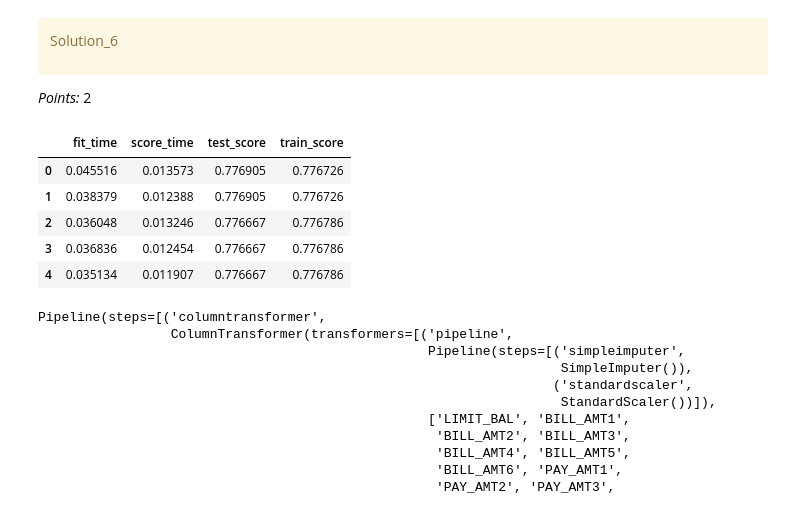
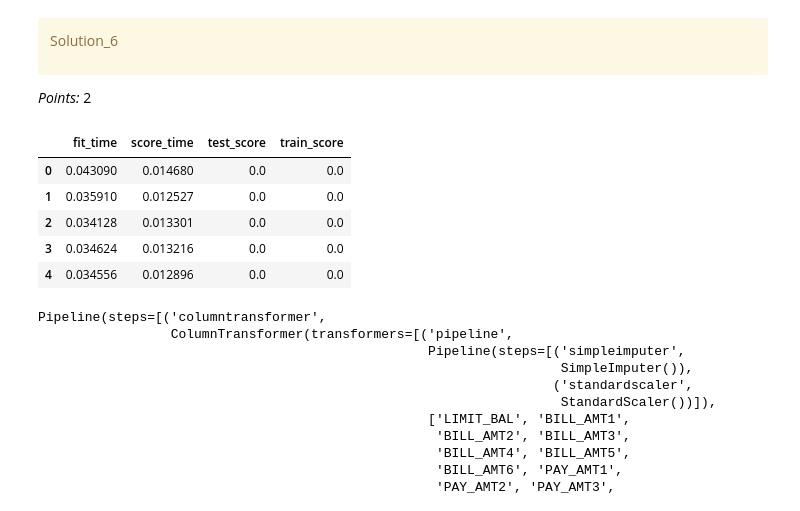
Before and after one commit to chloezandberg/cpsc330hw5, a Jupyter notebook: hw5.ipynb, the cells around one changed output. Cells and saved outputs as stored; diff of their text form; code cells hidden in the pictures.

```diff
--- a/hw5.ipynb
+++ b/hw5.ipynb
@@ -579,15 +580,15 @@ _Points:_ 2
 pipe = make_pipeline(ct,
                      DummyClassifier())
 # %%
-cv_scores = cross_validate(pipe, X_train, y_train, return_train_score = True)
+cv_scores = cross_validate(pipe, X_train, y_train, return_train_score = True, scoring = 'recall')
 pd.DataFrame(cv_scores)
 # %% [output]
 |  | fit_time | score_time | test_score | train_score |
-| 0 | 0.045516 | 0.013573 | 0.776905 | 0.776726 |
-| 1 | 0.038379 | 0.012388 | 0.776905 | 0.776726 |
-| 2 | 0.036048 | 0.013246 | 0.776667 | 0.776786 |
-| 3 | 0.036836 | 0.012454 | 0.776667 | 0.776786 |
-| 4 | 0.035134 | 0.011907 | 0.776667 | 0.776786 |
+| 0 | 0.043090 | 0.014680 | 0.0 | 0.0 |
+| 1 | 0.035910 | 0.012527 | 0.0 | 0.0 |
+| 2 | 0.034128 | 0.013301 | 0.0 | 0.0 |
+| 3 | 0.034624 | 0.013216 | 0.0 | 0.0 |
+| 4 | 0.034556 | 0.012896 | 0.0 | 0.0 |
 # %%
 pipe.fit(X_train, y_train)
 # %% [output]
```
Also changed, not shown: parts of 67 cells of this notebook.
